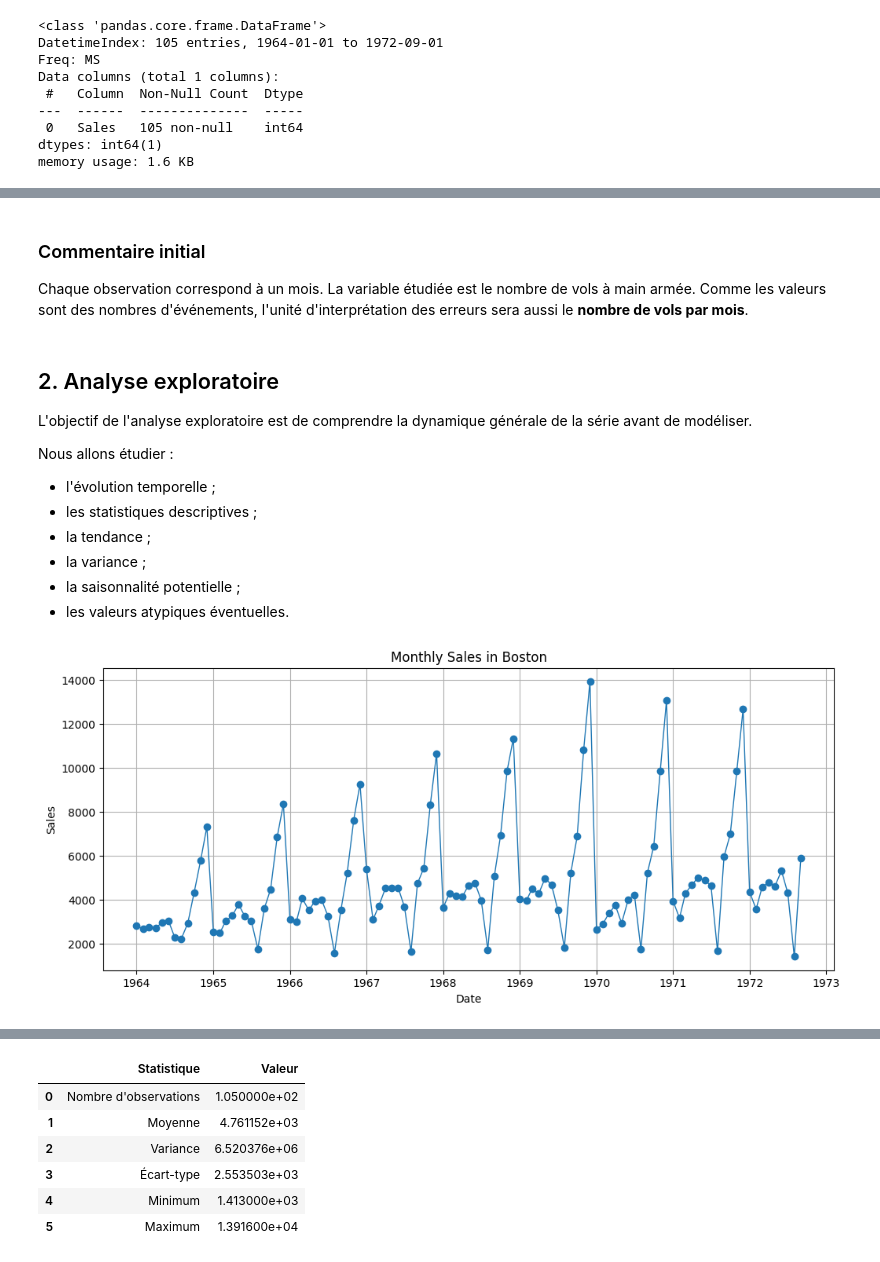
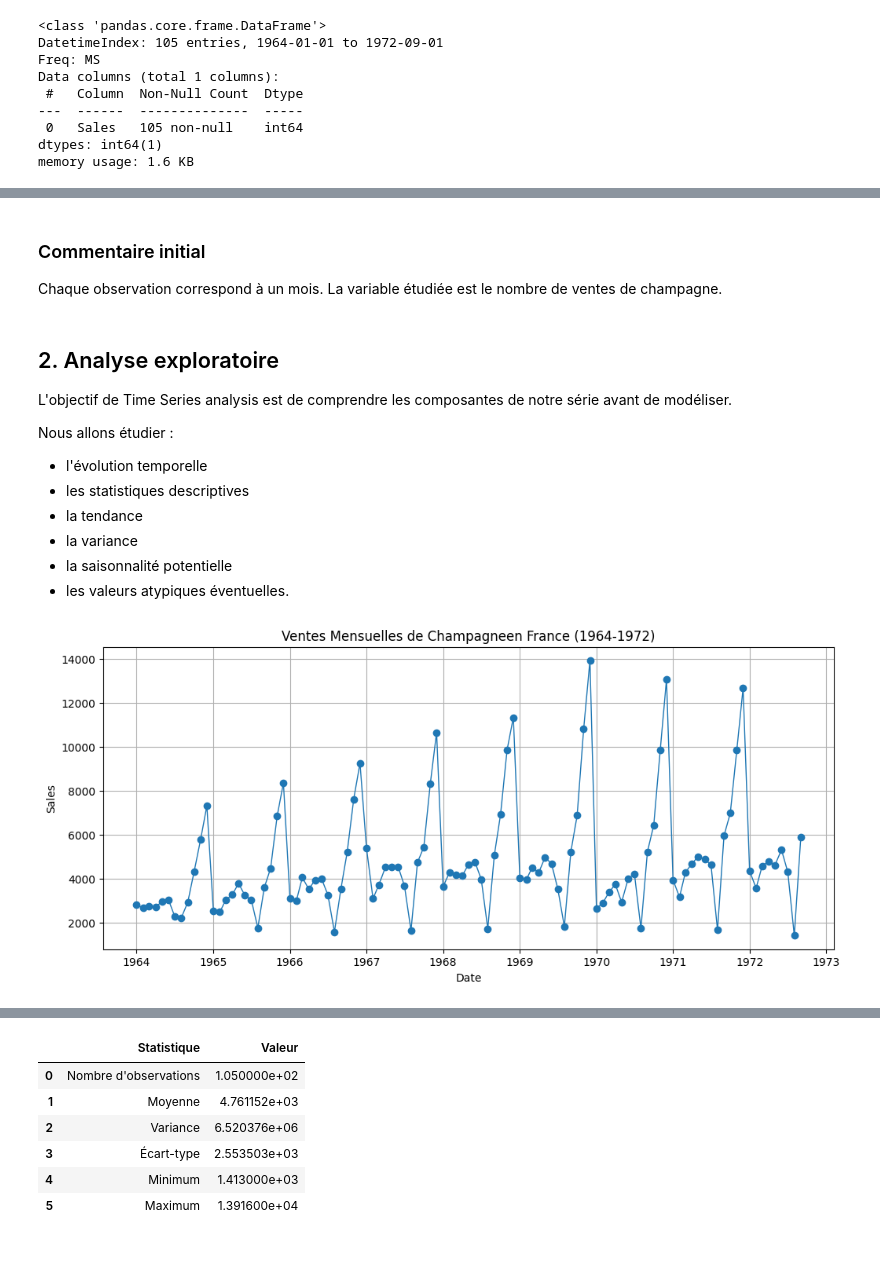
Before and after one commit to oussamaelmoussaoui/Projet_ARIMA, a Jupyter notebook: notebooks/01_champagne_sales.ipynb, the cells around one changed output, grey strips where cells are left out. Saved outputs shown, nothing was run; the diff lists cells and outputs as text; code cells hidden in the pictures.

Commit message:
Improve the accuracy of the champagne sales analysis by correcting the data processing steps and updating the visualizations accordingly.

```diff
--- a/notebooks/01_champagne_sales.ipynb
+++ b/notebooks/01_champagne_sales.ipynb
@@ -34,27 +34,18 @@ La série étudiée contient deux colonnes :
 
 Comme il s'agit d'une série temporelle mensuelle, nous transformons la colonne `Months` en index temporel avec une fréquence mensuelle.
 # %%
-# Le fichier doit se trouver dans le même dossier que le notebook ou dans /mnt/data lors de l'exécution sur ChatGPT.
-#possible_paths = [
-#    Path("Sales.csv"),
-#    Path("../data/Sales.csv"),
-#    Path("/mnt/data/Sales.csv")
-#]
-
-possible_paths = [
-    Path("champagne.csv"),
+paths = [
     Path("../data/champagne.csv"),
-    Path("/mnt/data/champagne.csv")
 ]
 
 csv_path = None
-for path in possible_paths:
+for path in paths:
     if path.exists():
         csv_path = path
         break
 
 if csv_path is None:
-    raise FileNotFoundError("Placez le fichier champagne.csv dans le même dossier que ce notebook ou dans un dossier data/.")
+    raise FileNotFoundError("Le dataset 'champagne.csv' est introuvable. Veuillez le placer dans le dossier 'data'")
 
 raw_df = pd.read_csv(csv_path)
 raw_df.head()
@@ -105,29 +94,29 @@ df.head(), df.tail(), df.shape
 # %% [markdown]
 ### Commentaire initial
 
-Chaque observation correspond à un mois. La variable étudiée est le nombre de vols à main armée. Comme les valeurs sont des nombres d'événements, l'unité d'interprétation des erreurs sera aussi le **nombre de vols par mois**.
+Chaque observation correspond à un mois. La variable étudiée est le nombre de ventes de champagne.
 # %% [markdown]
 ## 2. Analyse exploratoire
 
-L'objectif de l'analyse exploratoire est de comprendre la dynamique générale de la série avant de modéliser.
+L'objectif de Time Series analysis est de comprendre les composantes de notre série avant de modéliser.
 
 Nous allons étudier :
 
-- l'évolution temporelle ;
-- les statistiques descriptives ;
-- la tendance ;
-- la variance ;
-- la saisonnalité potentielle ;
+- l'évolution temporelle
+- les statistiques descriptives
+- la tendance
+- la variance
+- la saisonnalité potentielle
 - les valeurs atypiques éventuelles.
 # %%
 fig, ax = plt.subplots()
 ax.plot(df.index, df["Sales"], marker="o", linewidth=1)
-ax.set_title("Monthly Sales in Boston")
+ax.set_title("Ventes Mensuelles de Champagneen France (1964-1972)")
 ax.set_xlabel("Date")
 ax.set_ylabel("Sales")
 plt.show()
 # %% [output]
-[figure, old version]
+[figure, new version]
 # %% [markdown]
 ### Statistiques descriptives
 
```
Also changed, not shown: parts of 10 cells of this notebook, 1 other file.
